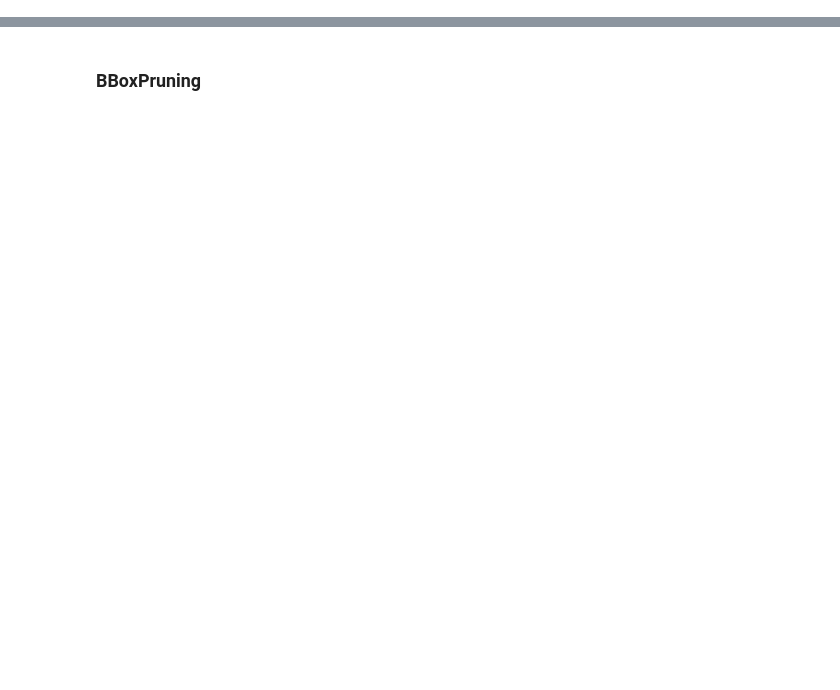
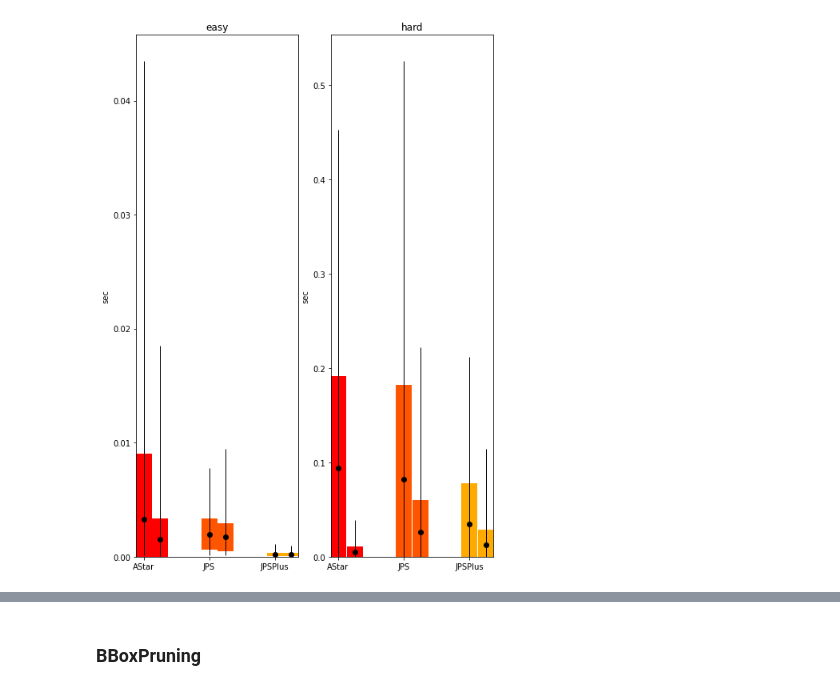
Before and after one commit to Ilyabasharov/path_planning, a Jupyter notebook: main.ipynb, the cells around one changed output, grey strips where cells are left out. Cells and saved outputs as stored; diff of their text form; code cells hidden in the pictures; blank space fills up the shorter version.

```diff
--- a/main.ipynb
+++ b/main.ipynb
@@ -19,0 +32,50 @@ from utils.visualisation import drawResult
+# %%
+result_easy = {
+    algo.__name__: {
+        prune.__name__: pd.DataFrame(easy.test(algo, diagonalDistance, findPathBase, prune))
+        for prune in (NoPruning, BBoxPruning)
+    }
+
+    for algo in (AStar, JPS, JPSPlus)
+}
+# %%
+result_hard = {
+    algo.__name__: {
+        prune.__name__: pd.DataFrame(hard.test(algo, diagonalDistance, findPathBase, prune))
+        for prune in (NoPruning, BBoxPruning)
+    }
+
+    for algo in (AStar, JPS, JPSPlus)
+}
+# %%
+from matplotlib.colors import Normalize
+import matplotlib.cm as cm
+import matplotlib.pyplot as plt
+
+cmap = cm.autumn
+norm = Normalize(vmin=0, vmax=3)
+fig, axes = plt.subplots(1, 2, figsize=(8,12))
+
+for ax, data, name in zip(axes, (result_easy, result_hard), ('easy', 'hard')):
+    for i, algo in enumerate(data):
+        for j, pr in enumerate(data[algo]):
+            stats = data[algo][pr].describe()['time']
+            ax.errorbar(
+                [i+j*0.25],
+                [stats['mean']],
+                [stats['std']],
+                fmt='ok', lw=20,
+                ecolor=cmap(norm(i)),
+            )
+            ax.errorbar(
+                [i+j*0.25], [stats['mean']],
+                [[stats['mean'] - stats['min']], [stats['max'] - stats['mean']]],
+                fmt='.k', ecolor=None, lw=1,
+            )
+    ax.set_title(name)
+    ax.set_ylim(0)
+    ax.set_ylabel('sec')
+    ax.set_xticks([i for i in range(len(data))]);
+    ax.set_xticklabels([algo for algo in data]);
+# %% [output]
+[figure, added]
```
Also changed, not shown: parts of 18 cells of this notebook, 14 other files.
